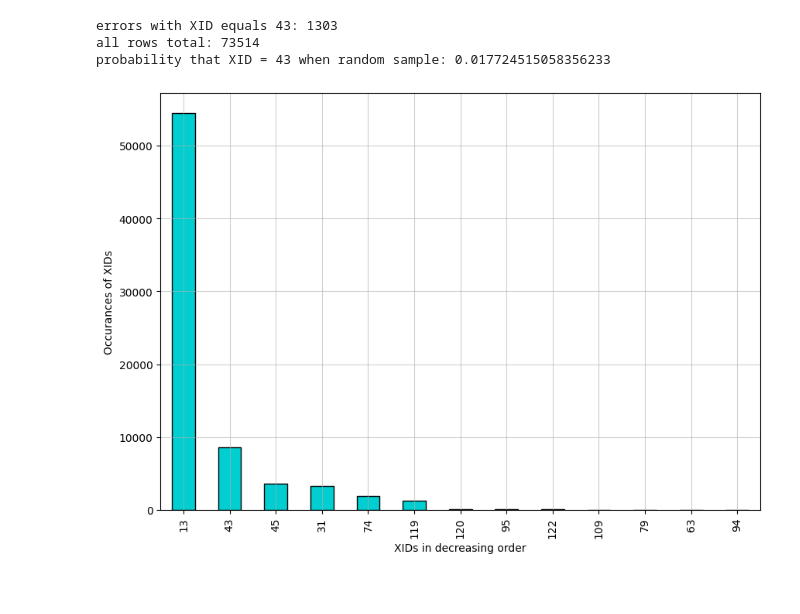
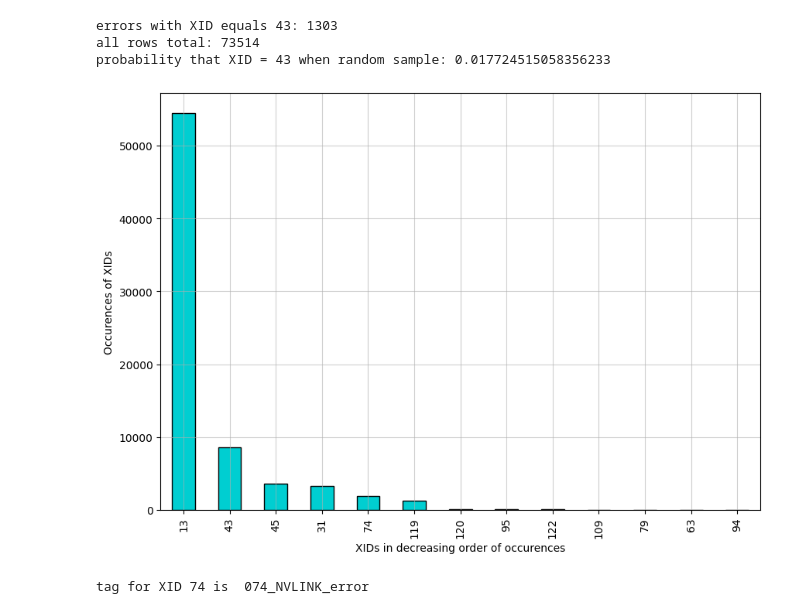
Before and after one commit to DhruvVohra11/gpu_cluster_analysis, a Jupyter notebook: ProjectPart1.ipynb, the cells around one changed output. Drawn from its saved outputs; the diff is of its cells as text; code cells hidden in the pictures.

```diff
--- a/ProjectPart1.ipynb
+++ b/ProjectPart1.ipynb
@@ -18,10 +16,14 @@ raw_dict = pd.read_pickle("delta_a100_gpu_xid_dataset.pkl")
 # 3. Flatten the dictionary into a single list of all errors
 all_errors = []
 for date, error_list in raw_dict.items():
-   all_errors.extend(error_list)
+   for i in error_list:
+      i["Date"] = date
+      all_errors.append(i)
 
 # 4. Convert that list into a Pandas DataFrame
+print(df.columns)
 df = pd.DataFrame(all_errors)
+df = df[["Date", "datetime", "timestamp", "node_name", "device_id","XID","Tag"]]
 df.sort_values(by = 'timestamp')
 
 df.head(6)
@@ -141,15 +151,26 @@ probability that XID = 43 when random sample: 0.017724515058356233
 # %%
 import matplotlib.pyplot as plt
 plot_errorXIDs = df['XID'].value_counts()
 plt.figure(figsize=(10,7))
 # yoo dark turquoise is the color for sure
 plot_errorXIDs.sort_values(ascending = False).plot(kind = 'bar', color = 'darkturquoise' , edgecolor = 'black' )
 
-plt.xlabel('XIDs in decreasing order')
-plt.ylabel('Occurances of XIDs')
+plt.xlabel('XIDs in decreasing order of occurences')
+plt.ylabel('Occurences of XIDs')
 
 plt.grid(axis = 'x', linestyle = '-', alpha = 0.6)
 plt.grid(axis = 'y', linestyle = '-', alpha = 0.6)
 plt.show()
 # %% [output]
-[figure, old version]
+[figure, new version]
+# %%
+# Based on the plot the most dominant XID is 13.
+# Top 5 XIDs that occurred in the dataset are 13, 43, 45, 31 and 74
+# According to the study XID 74 is an interconnect error, Description according to study: NVLink error indicating connection issues between GPUs via NVLink interconnection.
+
+# Finding its Tag now
+
+tag_74 = df.loc[df['XID'] == 74, 'Tag'].unique()[0]
+print("tag for XID 74 is ", tag_74)
+# %% [output]
+tag for XID 74 is  074_NVLINK_error
```
Also changed, not shown: parts of 4 cells of this notebook.
